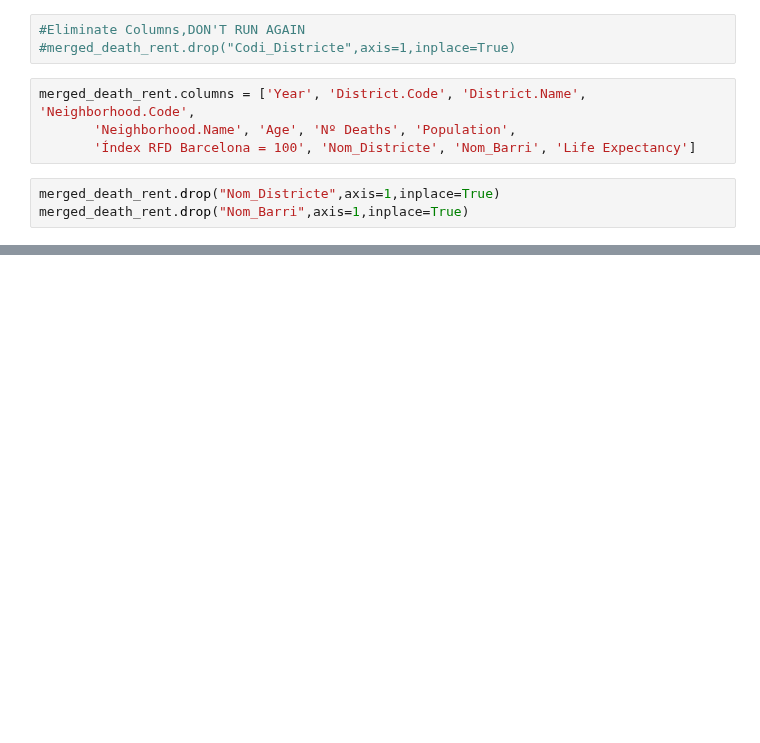
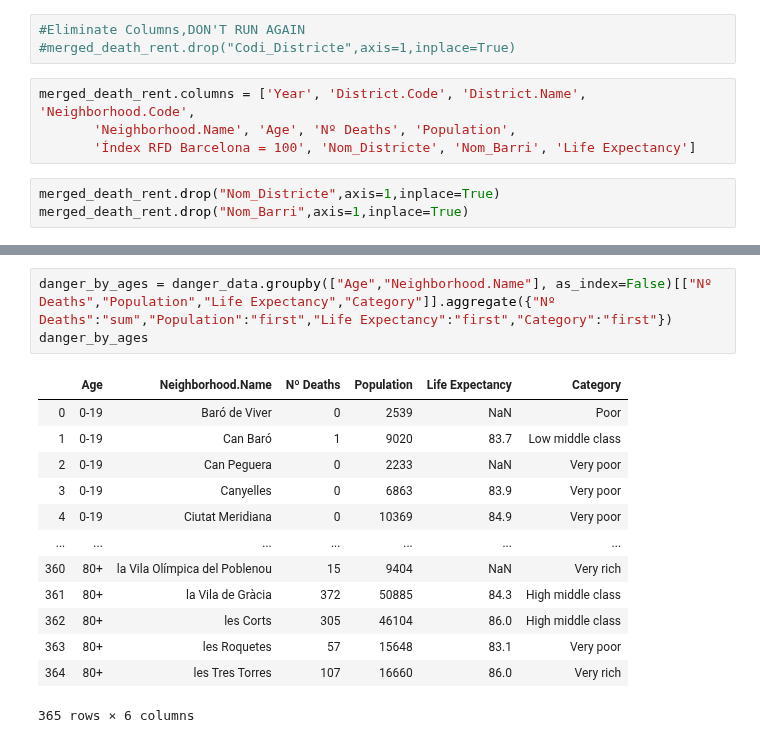
Before and after one commit to ta-data-bcn/Project-Week-2-Barcelona, a Jupyter notebook: your-project/Code/Ramon_JN.ipynb, the cells around one changed output, grey strips where cells are left out. Cells and saved outputs as stored; diff of their text form; blank space fills up the shorter version.

```diff
--- a/your-project/Code/Ramon_JN.ipynb
+++ b/your-project/Code/Ramon_JN.ipynb
@@ -425,0 +458,17 @@ danger_data = merged_death_rent
+# %%
+danger_by_ages = danger_data.groupby(["Age","Neighborhood.Name"], as_index=False)[["Nº Deaths","Population","Life Expectancy","Category"]].aggregate({"Nº Deaths":"sum","Population":"first","Life Expectancy":"first","Category":"first"})
+danger_by_ages
+# %% [output]
+|  | Age | Neighborhood.Name | Nº Deaths | Population | Life Expectancy | Category |
+| 0 | 0-19 | Baró de Viver | 0 | 2539 | NaN | Poor |
+| 1 | 0-19 | Can Baró | 1 | 9020 | 83.7 | Low middle class |
+| 2 | 0-19 | Can Peguera | 0 | 2233 | NaN | Very poor |
+| 3 | 0-19 | Canyelles | 0 | 6863 | 83.9 | Very poor |
+| 4 | 0-19 | Ciutat Meridiana | 0 | 10369 | 84.9 | Very poor |
+| ... | ... | ... | ... | ... | ... | ... |
+| 360 | 80+ | la Vila Olímpica del Poblenou | 15 | 9404 | NaN | Very rich |
+| 361 | 80+ | la Vila de Gràcia | 372 | 50885 | 84.3 | High middle class |
+| 362 | 80+ | les Corts | 305 | 46104 | 86.0 | High middle class |
+| 363 | 80+ | les Roquetes | 57 | 15648 | 83.1 | Very poor |
+| 364 | 80+ | les Tres Torres | 107 | 16660 | 86.0 | Very rich |
+365 rows × 6 columns
```
Also changed, not shown: parts of 9 cells of this notebook.
